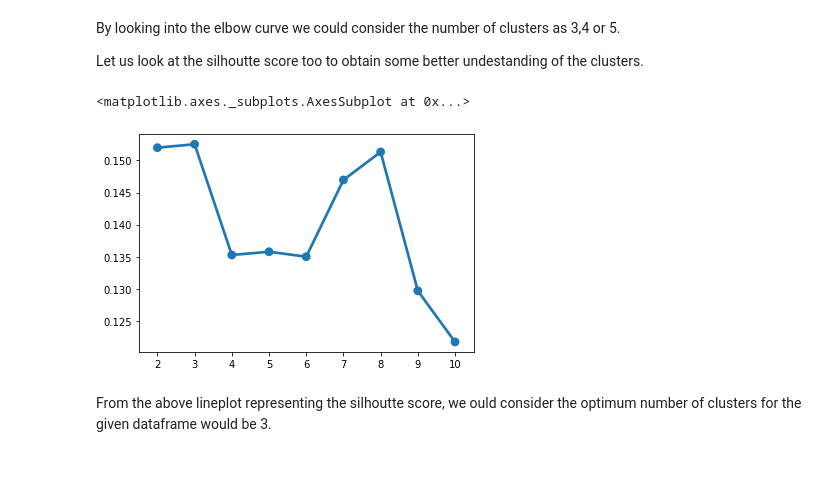
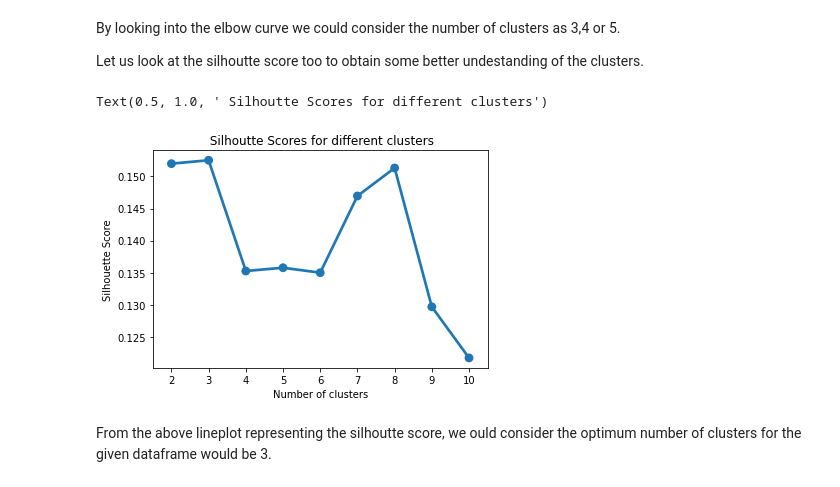
Before and after one commit to Srijan-Rai/Zomato-Restaurant-Clustering, a Jupyter notebook: ZOMATO_RESTAURANT_CLUSTERING_AND_SENTIMENT_ANALYSIS.ipynb, the cells around one changed output. Saved outputs shown, nothing was run; the diff lists cells and outputs as text; code cells hidden in the pictures.

```diff
--- a/ZOMATO_RESTAURANT_CLUSTERING_AND_SENTIMENT_ANALYSIS.ipynb
+++ b/ZOMATO_RESTAURANT_CLUSTERING_AND_SENTIMENT_ANALYSIS.ipynb
@@ -713,9 +713,12 @@ for i in range(2,11):
     ShiloutteScore.append(score)
 # %%
 sns.pointplot(list(range(2,11)),list(ShiloutteScore))
+plt.xlabel("Number of clusters")
+plt.ylabel("Silhouette Score")
+plt.title(" Silhoutte Scores for different clusters")
 # %% [output]
-<matplotlib.axes._subplots.AxesSubplot at 0x...>
+Text(0.5, 1.0, ' Silhoutte Scores for different clusters')
-[figure, old version]
+[figure, new version]
 # %% [markdown]
 From the above lineplot representing the silhoutte score, we ould consider the optimum number of clusters for the given dataframe would be 3.
 # %%
```
Also changed, not shown: parts of 4 cells of this notebook.
